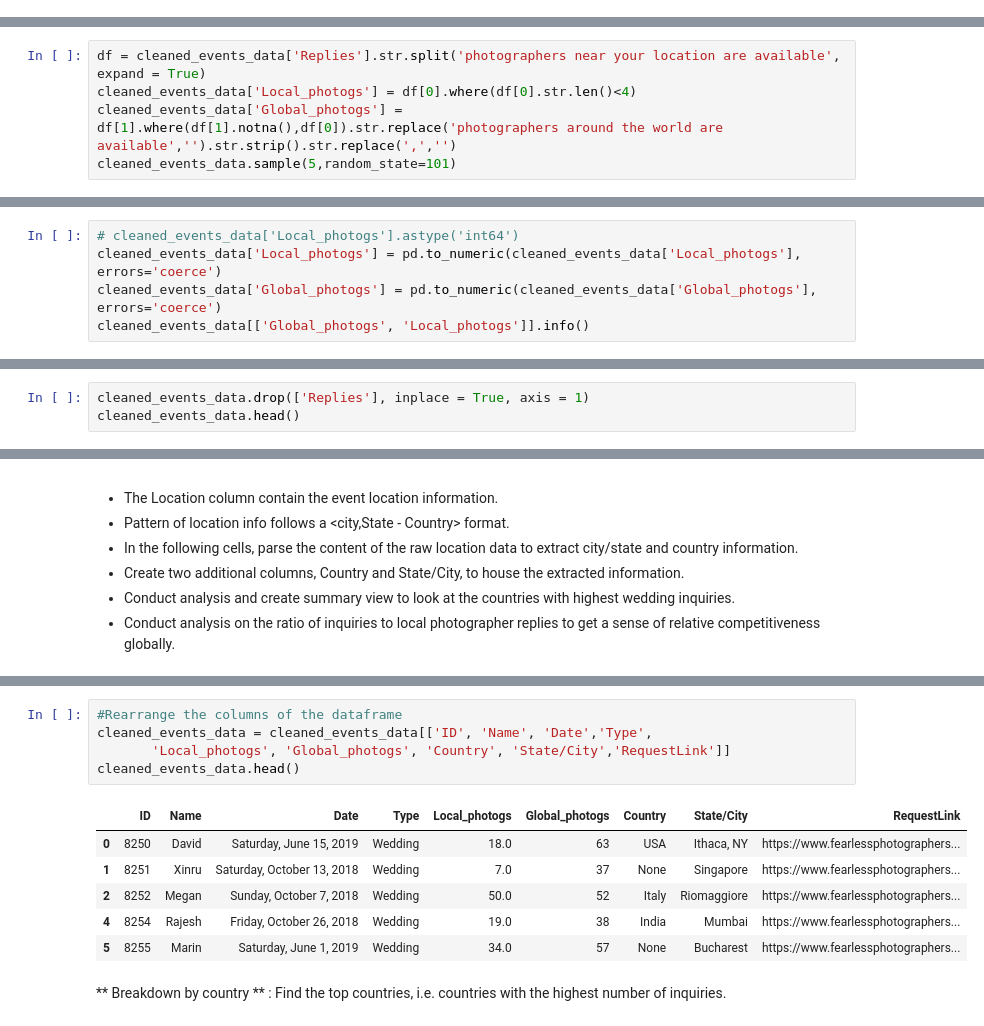
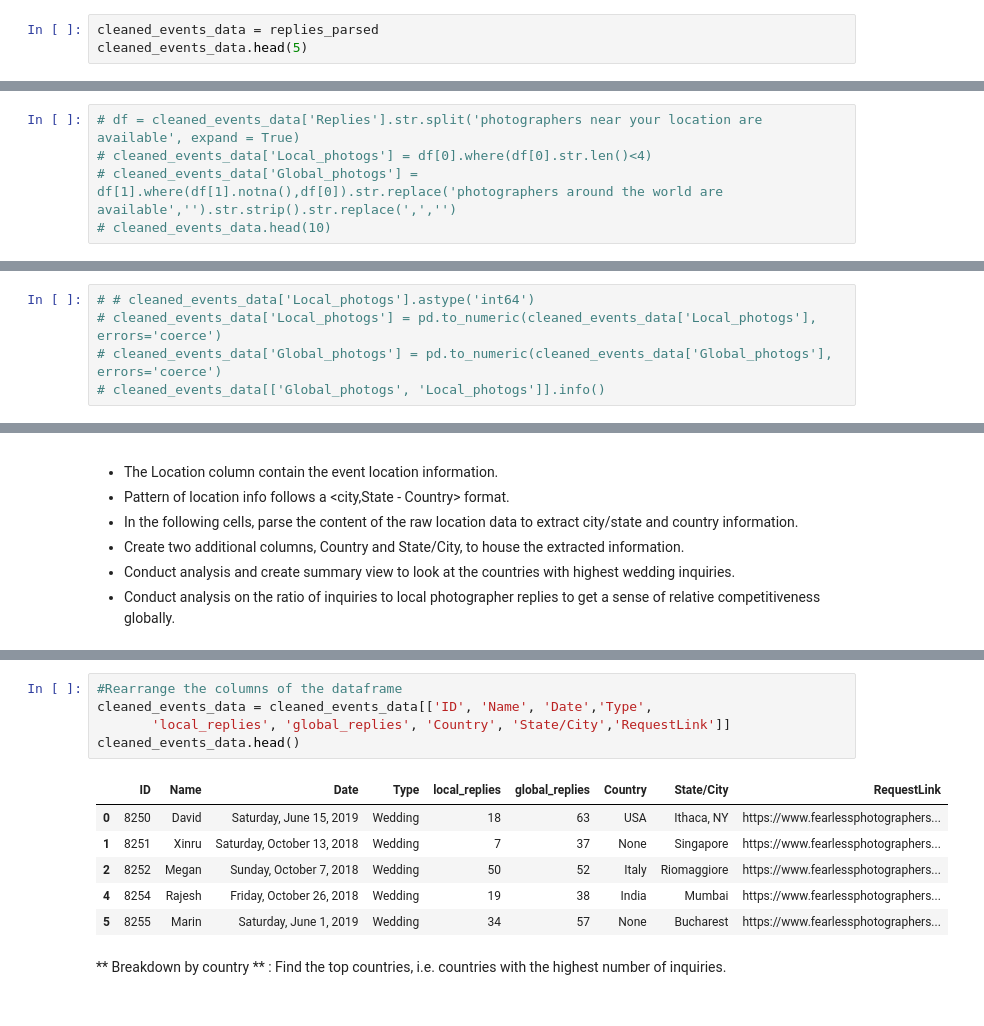
Before and after one commit to bijoyKetan/Fearless-Photographers, a Jupyter notebook: Wedding Photography Data Analysis.ipynb, the cells around one changed output, grey strips where cells are left out. Cells and saved outputs as stored; diff of their text form.

```diff
--- a/Wedding Photography Data Analysis.ipynb
+++ b/Wedding Photography Data Analysis.ipynb
@@ -258,0 +304,3 @@ Name: Replies, dtype: object
+# %%
+cleaned_events_data = replies_parsed
+cleaned_events_data.head(5)
@@ -259,5 +317,5 @@ Name: Replies, dtype: object
 # %%
-df = cleaned_events_data['Replies'].str.split('photographers near your location are available', expand = True)
-cleaned_events_data['Local_photogs'] = df[0].where(df[0].str.len()<4)
-cleaned_events_data['Global_photogs'] = df[1].where(df[1].notna(),df[0]).str.replace('photographers around the world are available','').str.strip().str.replace(',','')
-cleaned_events_data.sample(5,random_state=101)
+# df = cleaned_events_data['Replies'].str.split('photographers near your location are available', expand = True)
+# cleaned_events_data['Local_photogs'] = df[0].where(df[0].str.len()<4)
+# cleaned_events_data['Global_photogs'] = df[1].where(df[1].notna(),df[0]).str.replace('photographers around the world are available','').str.strip().str.replace(',','')
+# cleaned_events_data.head(10)
@@ -271,5 +322,5 @@ cleaned_events_data.sample(5,random_state=101)
 # %%
-# cleaned_events_data['Local_photogs'].astype('int64')
-cleaned_events_data['Local_photogs'] = pd.to_numeric(cleaned_events_data['Local_photogs'], errors='coerce')
-cleaned_events_data['Global_photogs'] = pd.to_numeric(cleaned_events_data['Global_photogs'], errors='coerce')
-cleaned_events_data[['Global_photogs', 'Local_photogs']].info()
+# # cleaned_events_data['Local_photogs'].astype('int64')
+# cleaned_events_data['Local_photogs'] = pd.to_numeric(cleaned_events_data['Local_photogs'], errors='coerce')
+# cleaned_events_data['Global_photogs'] = pd.to_numeric(cleaned_events_data['Global_photogs'], errors='coerce')
+# cleaned_events_data[['Global_photogs', 'Local_photogs']].info()
@@ -284,5 +327,2 @@ memory usage: 98.3 KB
 # %% [markdown]
 Inspect the refined dataframe.
-# %%
-cleaned_events_data.drop(['Replies'], inplace = True, axis = 1)
-cleaned_events_data.head()
@@ -322,15 +355,15 @@ Index(['ID', 'Name', 'Date', 'Location', 'Type', 'RequestLink',
 # %%
 #Rearrange the columns of the dataframe
 cleaned_events_data = cleaned_events_data[['ID', 'Name', 'Date','Type',
-       'Local_photogs', 'Global_photogs', 'Country', 'State/City','RequestLink']]
+       'local_replies', 'global_replies', 'Country', 'State/City','RequestLink']]
 cleaned_events_data.head()
 # %% [output]
-|  | ID | Name | Date | Type | Local_photogs | Global_photogs | Country | State/City | RequestLink |
-| 0 | 8250 | David | Saturday, June 15, 2019 | Wedding | 18.0 | 63 | USA | Ithaca, NY | https://www.fearlessphotographers... |
-| 1 | 8251 | Xinru | Saturday, October 13, 2018 | Wedding | 7.0 | 37 | None | Singapore | https://www.fearlessphotographers... |
-| 2 | 8252 | Megan | Sunday, October 7, 2018 | Wedding | 50.0 | 52 | Italy | Riomaggiore | https://www.fearlessphotographers... |
-| 4 | 8254 | Rajesh | Friday, October 26, 2018 | Wedding | 19.0 | 38 | India | Mumbai | https://www.fearlessphotographers... |
-| 5 | 8255 | Marin | Saturday, June 1, 2019 | Wedding | 34.0 | 57 | None | Bucharest | https://www.fearlessphotographers... |
+|  | ID | Name | Date | Type | local_replies | global_replies | Country | State/City | RequestLink |
+| 0 | 8250 | David | Saturday, June 15, 2019 | Wedding | 18 | 63 | USA | Ithaca, NY | https://www.fearlessphotographers... |
+| 1 | 8251 | Xinru | Saturday, October 13, 2018 | Wedding | 7 | 37 | None | Singapore | https://www.fearlessphotographers... |
+| 2 | 8252 | Megan | Sunday, October 7, 2018 | Wedding | 50 | 52 | Italy | Riomaggiore | https://www.fearlessphotographers... |
+| 4 | 8254 | Rajesh | Friday, October 26, 2018 | Wedding | 19 | 38 | India | Mumbai | https://www.fearlessphotographers... |
+| 5 | 8255 | Marin | Saturday, June 1, 2019 | Wedding | 34 | 57 | None | Bucharest | https://www.fearlessphotographers... |
 # %% [markdown]
 ** Breakdown by country ** : Find the top countries, i.e. countries with the highest number of inquiries.
 # %%
```
Also changed, not shown: parts of 26 cells of this notebook.
